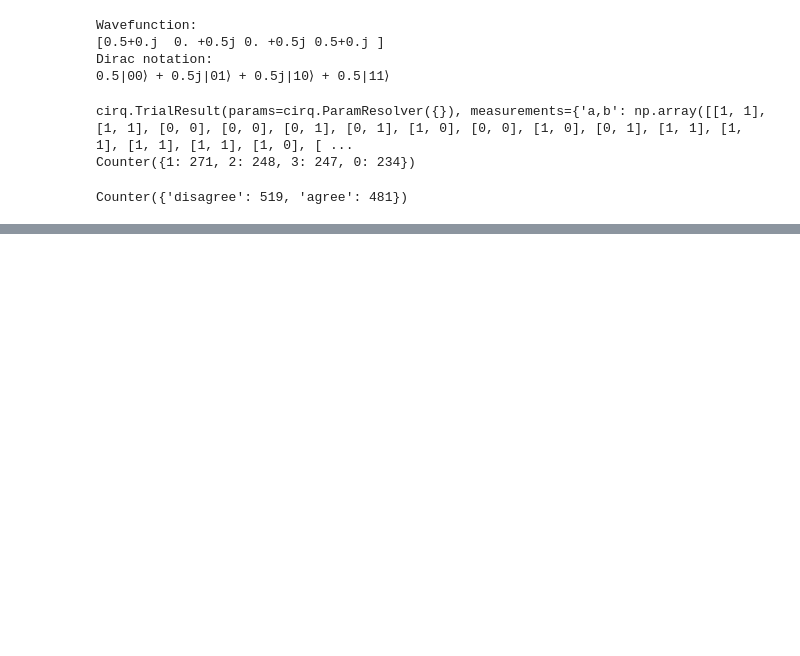
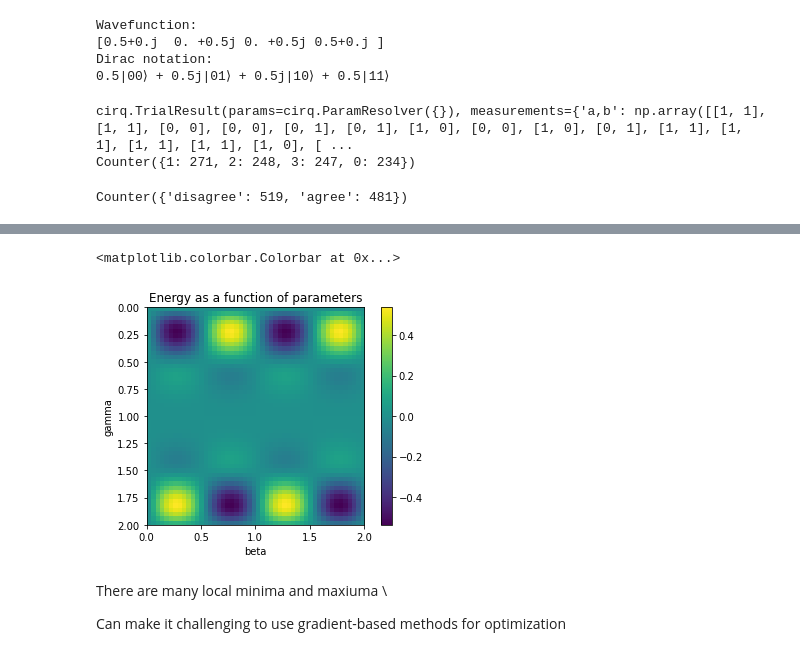
Before and after one commit to TR160qg/Learning_Cirq, a Jupyter notebook: Cirq_1st.ipynb, the cells around one changed output, grey strips where cells are left out. Cells and saved outputs as stored; diff of their text form; code cells hidden in the pictures; blank space fills up the shorter version.

```diff
--- a/Cirq_1st.ipynb
+++ b/Cirq_1st.ipynb
@@ -477,0 +763,18 @@ Cirq also supports parameterized gates with symbolic values via **sympy**.
+# %%
+qaoa = cirq.Circuit()
+
+# The initialization of the qubits with Hadamard gates
+qaoa.append(cirq.H.on_each(*[q for row in qubits for q in row]))
+
+# A gamma layer parameter
+gamma = sympy.Symbol('g')
+
+# A beta layer parameter
+beta = sympy.Symbol('b')
+
+# The layers
+qaoa.append(gamma_layer(gamma, h))
+qaoa.append(cirq.Moment(beta_layer(beta)))
+
+# print
+print(qaoa)
@@ -477,0 +858,6 @@ Cirq also supports parameterized gates with symbolic values via **sympy**.
+# %%
+def energy_from_params(gamma, beta, qaoa, h):
+  sim = cirq.Simulator()
+  params = cirq.ParamResolver({'g':gamma, 'b':beta})
+  wf = sim.simulate(qaoa, param_resolver=params).final_state
+  return energy_from_wavefunction(wf, h)
@@ -477,0 +868,23 @@ Cirq also supports parameterized gates with symbolic values via **sympy**.
+# %%
+grid_size = 50
+gamma_max = 2
+beta_max = 2
+
+energies = np.zeros((grid_size, grid_size))
+for i in range(grid_size):
+  for j in range(grid_size):
+    energies[i,j] = energy_from_params(i*gamma_max/grid_size, j*beta_max/grid_size, qaoa, h)
+# %%
+plt.ylabel('gamma')
+plt.xlabel('beta')
+plt.title('Energy as a function of parameters')
+plt.imshow(energies, extent=(0, beta_max, gamma_max, 0))
+# Yellow is maximum, indigo is minimum
+plt.colorbar()
+# %% [output]
+<matplotlib.colorbar.Colorbar at 0x...>
+[figure, added]
+# %% [markdown]
+There are many local minima and maxiuma \\
+
+Can make it challenging to use gradient-based methods for optimization
```
Also changed, not shown: parts of 30 cells of this notebook.
